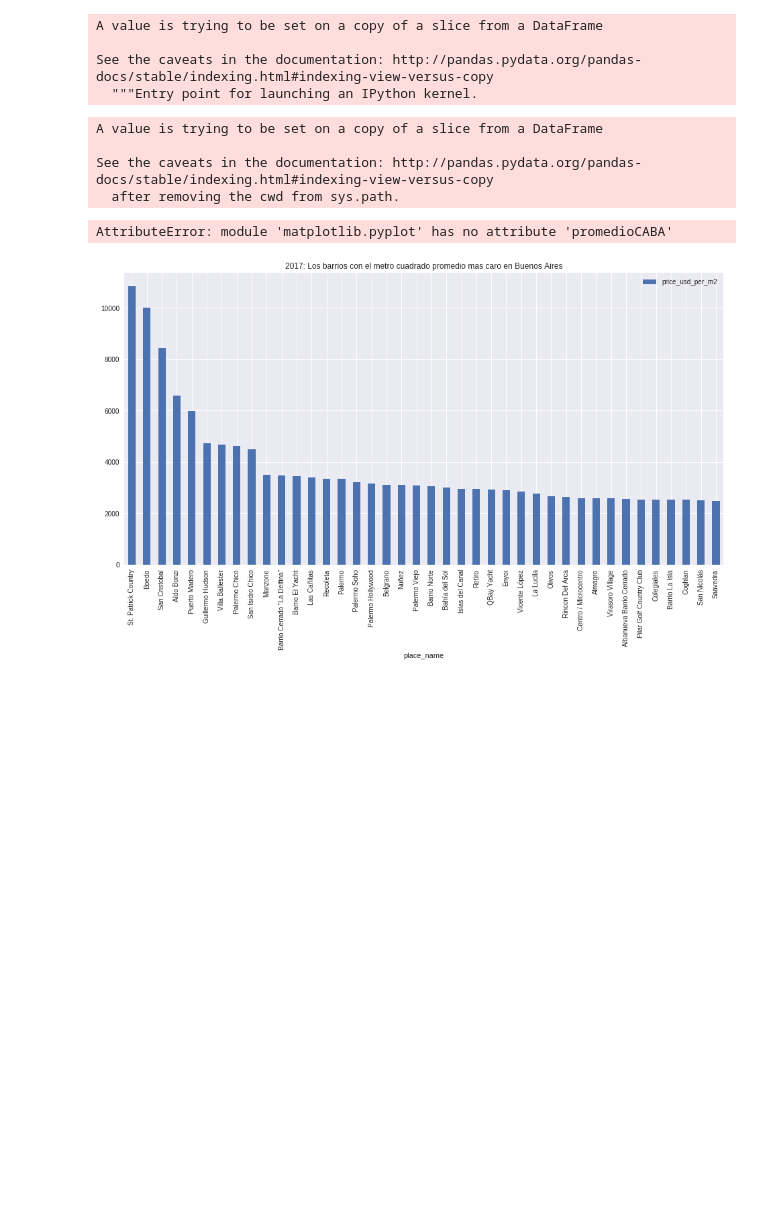
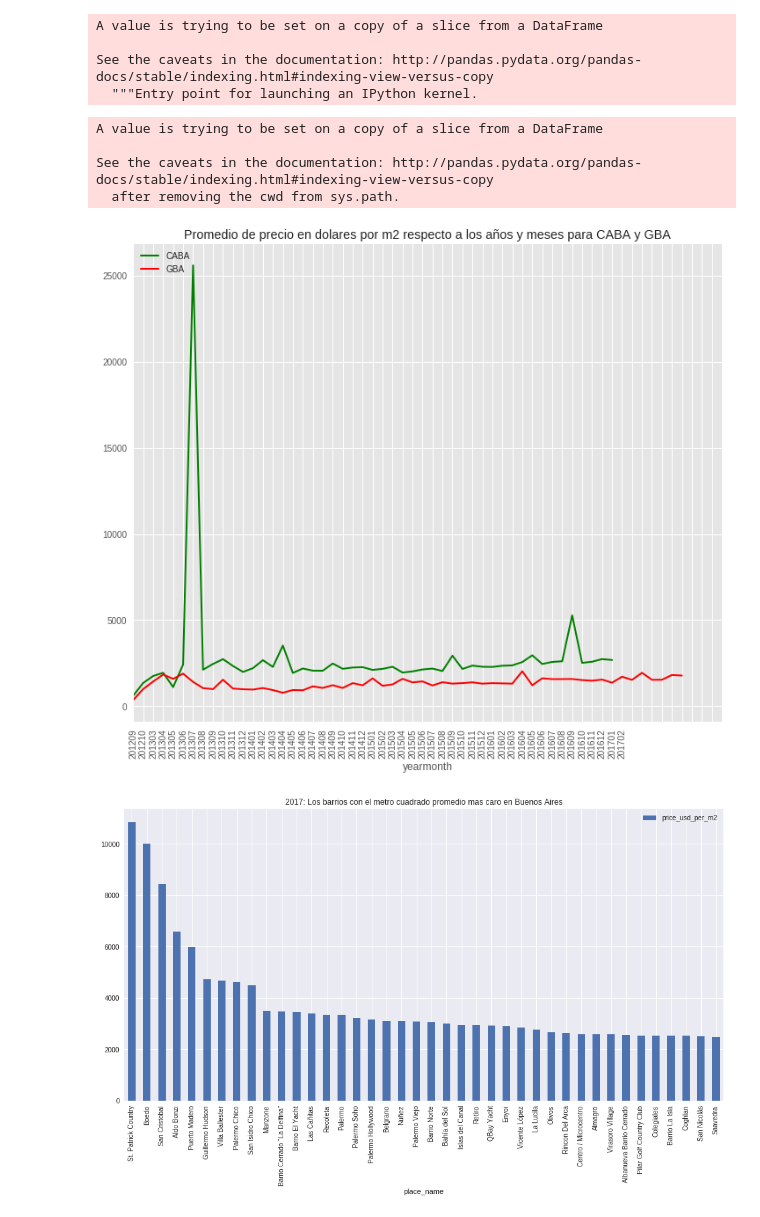
Before and after one commit to ariel55/survivingdata, a Jupyter notebook: Tp1_sherly.ipynb, the cells around one changed output. Drawn from its saved outputs; the diff is of its cells as text; code cells hidden in the pictures; blank space fills up the shorter version.

Commit message:
nueva visualizacion

```diff
--- a/Tp1_sherly.ipynb
+++ b/Tp1_sherly.ipynb
@@ -554,29 +554,29 @@ promedioGBA=visualizacion.loc[visualizacion.state_name.str.contains('Bs.As.')].g
 # %%
 import matplotlib
 matplotlib.style.use('ggplot')
 plt.figure()
 visualizacion.dropna(subset=['yearmonth'],inplace=True)
 
-plt.promedioCABA.loc[:,"price_usd_per_m2"].plot(color='green',rot=90,xticks=range(0,50), \
+promedioCABA.loc[:,"price_usd_per_m2"].plot(color='green',rot=90,xticks=range(0,50), \
                  linewidth=2,figsize=(12,10),label='CABA');
 
-plt.promedioGBA.loc[:,"price_usd_per_m2"].plot(color='red',rot=90,xticks=range(0,50), \
+promedioGBA.loc[:,"price_usd_per_m2"].plot(color='red',rot=90,xticks=range(0,50), \
                  linewidth=2,figsize=(12,10),label='GBA');
 
 
 
 
 plt.legend(loc="upper left")
 
 plt.title("Promedio de precio en dolares por m2 respecto a los años y meses para CABA y GBA")
-plt.xticks();
+plt.xticks(range(0,60));
 plt.show();
 # %% [output]
 A value is trying to be set on a copy of a slice from a DataFrame
 
 See the caveats in the documentation: http://pandas.pydata.org/pandas-docs/stable/indexing.html#indexing-view-versus-copy
   after removing the cwd from sys.path.
-AttributeError: module 'matplotlib.pyplot' has no attribute 'promedioCABA'
+[figure, added]
 # %%
 #publicacion_Total["date"] = pd.to_datetime(publicacion_Total.created_on, format="%Y-%m-%d")
 #publicacion_Total["month"] = publicacion_Total["date"].apply(lambda x: x.month)
```
